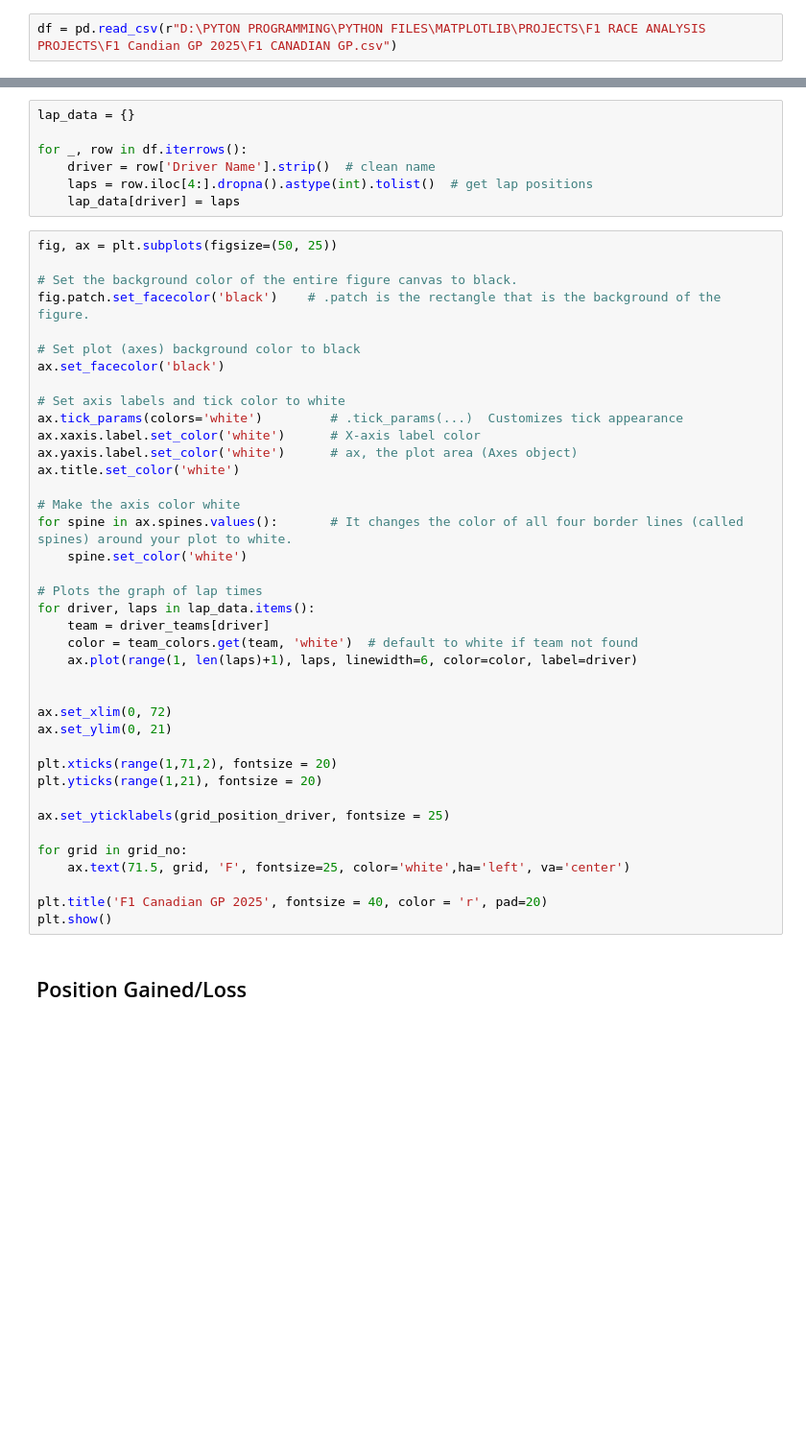
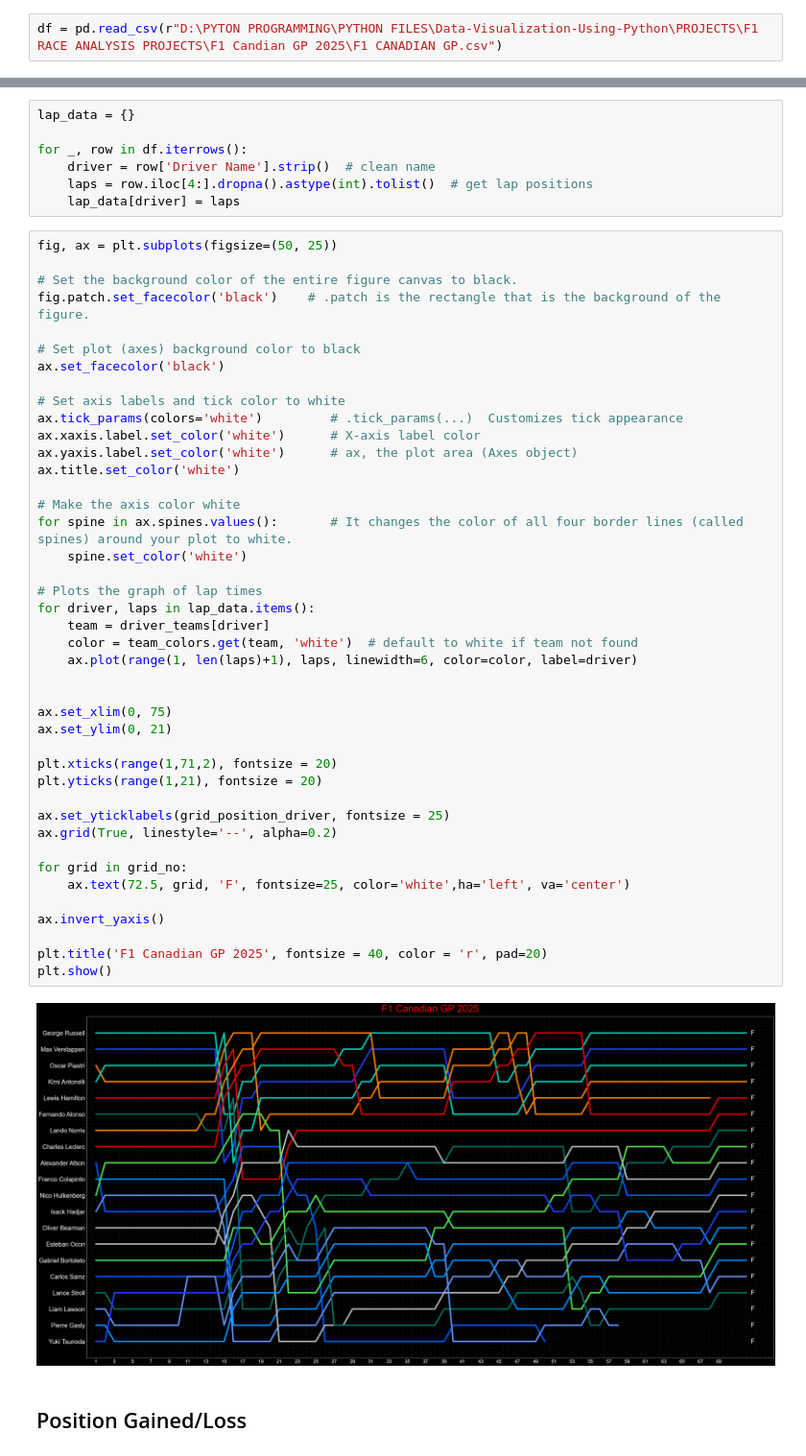
Before and after one commit to SumanGouda/MATPLOTLIB-MODULE, a Jupyter notebook: PROJECTS/F1 RACE ANALYSIS PROJECTS/F1 Candian GP 2025/F1 Canadian GP 2025 .ipynb, the cells around one changed output, grey strips where cells are left out. Shown at 96% size. Drawn from its saved outputs; the diff is of its cells as text; blank space fills up the shorter version.

```diff
--- a/PROJECTS/F1 RACE ANALYSIS PROJECTS/F1 Candian GP 2025/F1 Canadian GP 2025 .ipynb
+++ b/PROJECTS/F1 RACE ANALYSIS PROJECTS/F1 Candian GP 2025/F1 Canadian GP 2025 .ipynb
@@ -5,7 +5,7 @@ import matplotlib.pyplot as plt
 import pandas as pd
 import numpy as np
 # %%
-df = pd.read_csv(r"D:\PYTON PROGRAMMING\PYTHON FILES\MATPLOTLIB\PROJECTS\F1 RACE ANALYSIS PROJECTS\F1 Candian GP 2025\F1 CANADIAN GP.csv")
+df = pd.read_csv(r"D:\PYTON PROGRAMMING\PYTHON FILES\Data-Visualization-Using-Python\PROJECTS\F1 RACE ANALYSIS PROJECTS\F1 Candian GP 2025\F1 CANADIAN GP.csv")
 # %%
 df.columns = df.columns.str.strip()
 df.head()
@@ -54,35 +54,40 @@ fig.patch.set_facecolor('black')    # .patch is the rectangle that is the backgr
 ax.set_facecolor('black')
 
 # Set axis labels and tick color to white
 ax.tick_params(colors='white')         # .tick_params(...)	Customizes tick appearance
 ax.xaxis.label.set_color('white')      # X-axis label color
 ax.yaxis.label.set_color('white')      # ax, the plot area (Axes object)
 ax.title.set_color('white')
 
 # Make the axis color white
 for spine in ax.spines.values():       # It changes the color of all four border lines (called spines) around your plot to white.
     spine.set_color('white')
 
 # Plots the graph of lap times
 for driver, laps in lap_data.items():
     team = driver_teams[driver]
     color = team_colors.get(team, 'white')  # default to white if team not found
     ax.plot(range(1, len(laps)+1), laps, linewidth=6, color=color, label=driver)
 
 
-ax.set_xlim(0, 72)
+ax.set_xlim(0, 75)
 ax.set_ylim(0, 21)
 
 plt.xticks(range(1,71,2), fontsize = 20)
 plt.yticks(range(1,21), fontsize = 20)
 
 ax.set_yticklabels(grid_position_driver, fontsize = 25)
+ax.grid(True, linestyle='--', alpha=0.2)
 
 for grid in grid_no:
-    ax.text(71.5, grid, 'F', fontsize=25, color='white',ha='left', va='center')
+    ax.text(72.5, grid, 'F', fontsize=25, color='white',ha='left', va='center')
+
+ax.invert_yaxis()
 
 plt.title('F1 Canadian GP 2025', fontsize = 40, color = 'r', pad=20)
 plt.show()
+# %% [output]
+[figure, added]
 # %% [markdown]
 ## Position Gained/Loss
 # %%
```
Also changed, not shown: parts of 2 cells of this notebook, 56 other files.
